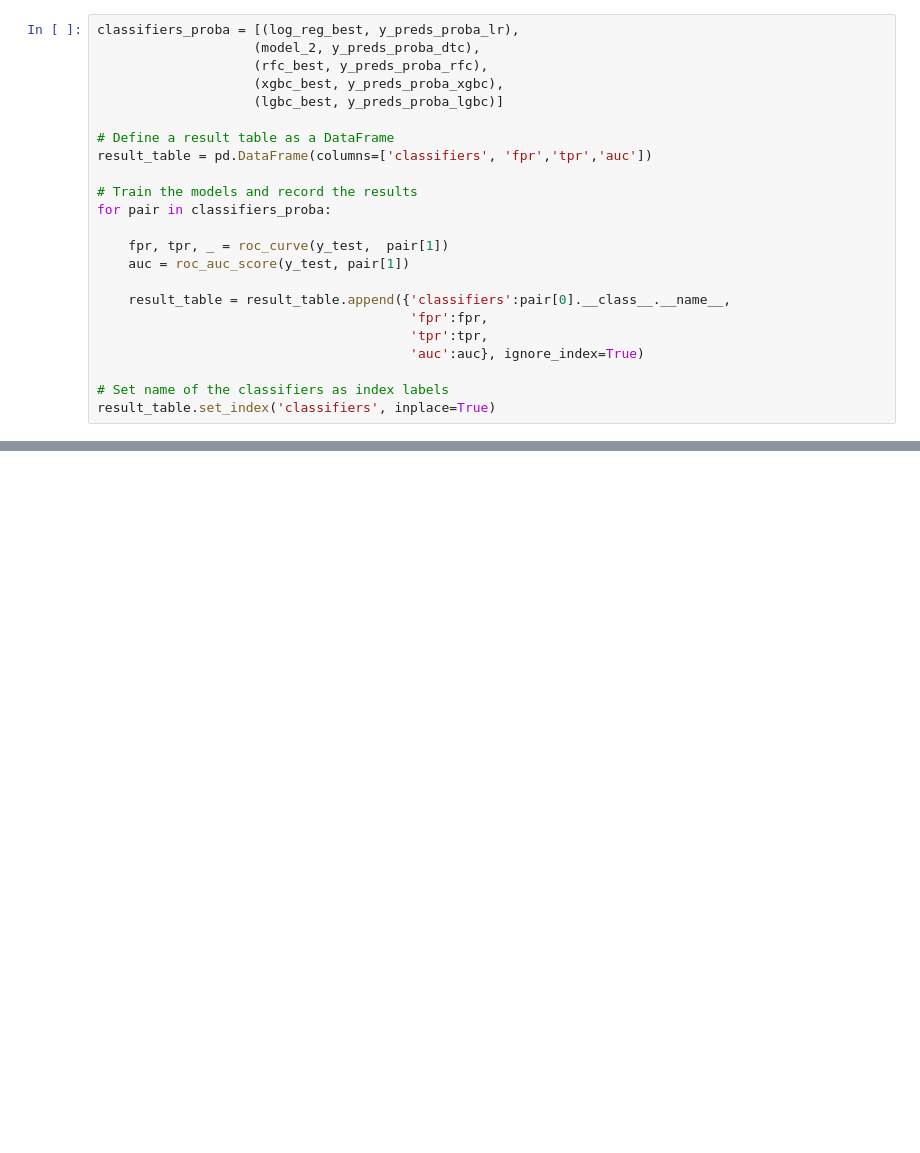
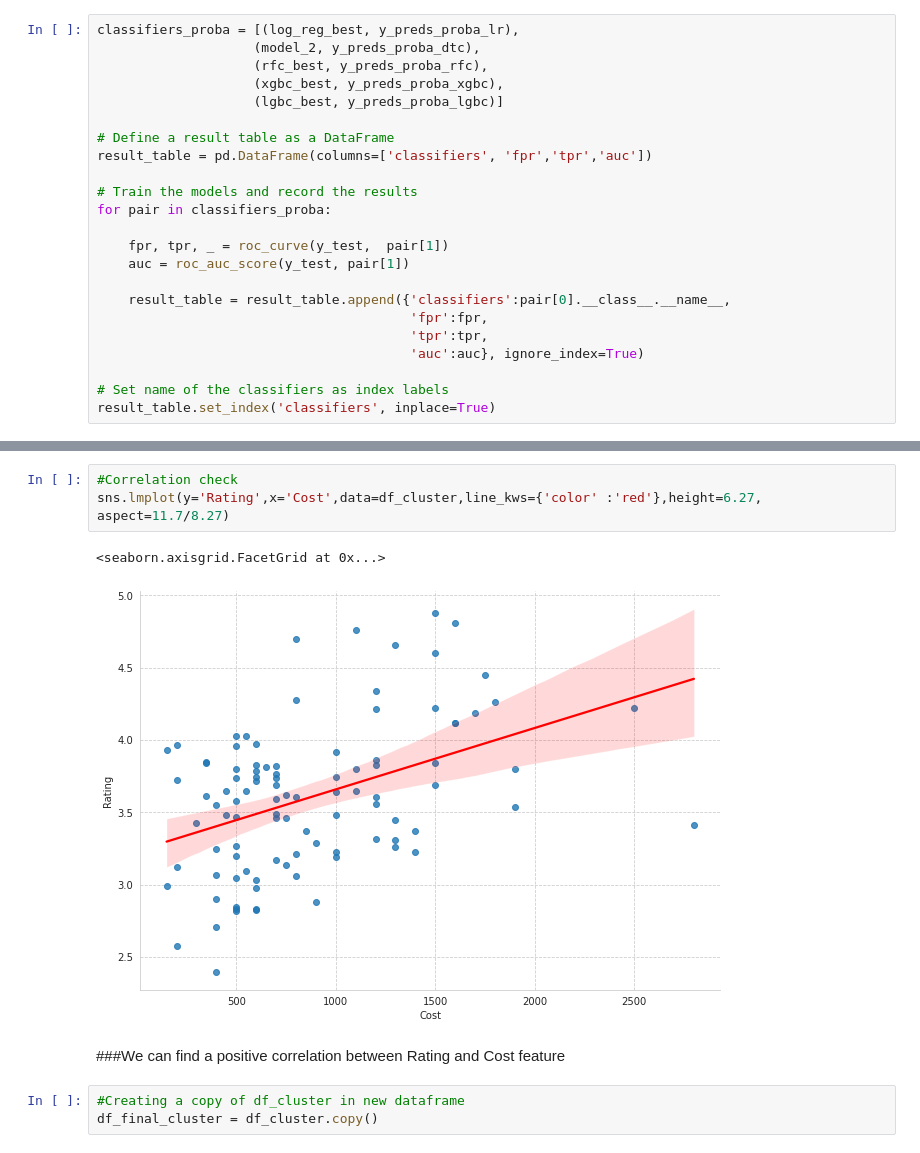
Before and after one commit to VargheseTito/Zomato-Restaurant-Clustering-And-Sentiment-Analysis, a Jupyter notebook: ZOMATO_RESTAURANT_CLUSTERING_AND_SENTIMENT_ANALYSIS_Tito_Varghese.ipynb, the cells around one changed output, grey strips where cells are left out. Drawn from its saved outputs; the diff is of its cells as text; blank space fills up the shorter version.

```diff
--- a/ZOMATO_RESTAURANT_CLUSTERING_AND_SENTIMENT_ANALYSIS_Tito_Varghese.ipynb
+++ b/ZOMATO_RESTAURANT_CLUSTERING_AND_SENTIMENT_ANALYSIS_Tito_Varghese.ipynb
@@ -1873,0 +2019,11 @@ plt.show()
+# %%
+#Correlation check
+sns.lmplot(y='Rating',x='Cost',data=df_cluster,line_kws={'color' :'red'},height=6.27, aspect=11.7/8.27)
+# %% [output]
+<seaborn.axisgrid.FacetGrid at 0x...>
+[figure, added]
+# %% [markdown]
+###We can find a positive correlation between Rating and Cost feature
+# %%
+#Creating a copy of df_cluster in new dataframe
+df_final_cluster = df_cluster.copy()
```
Also changed, not shown: parts of 136 cells of this notebook.
